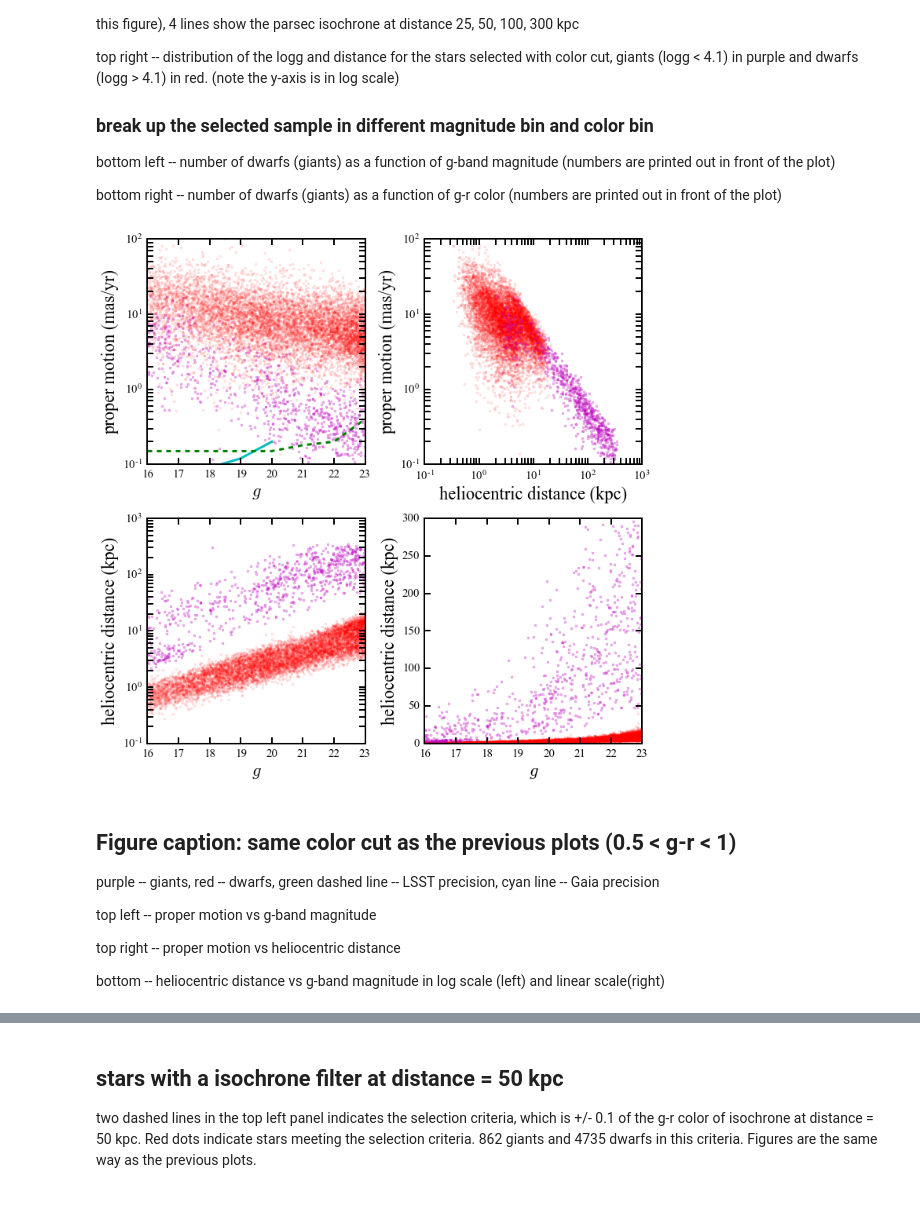
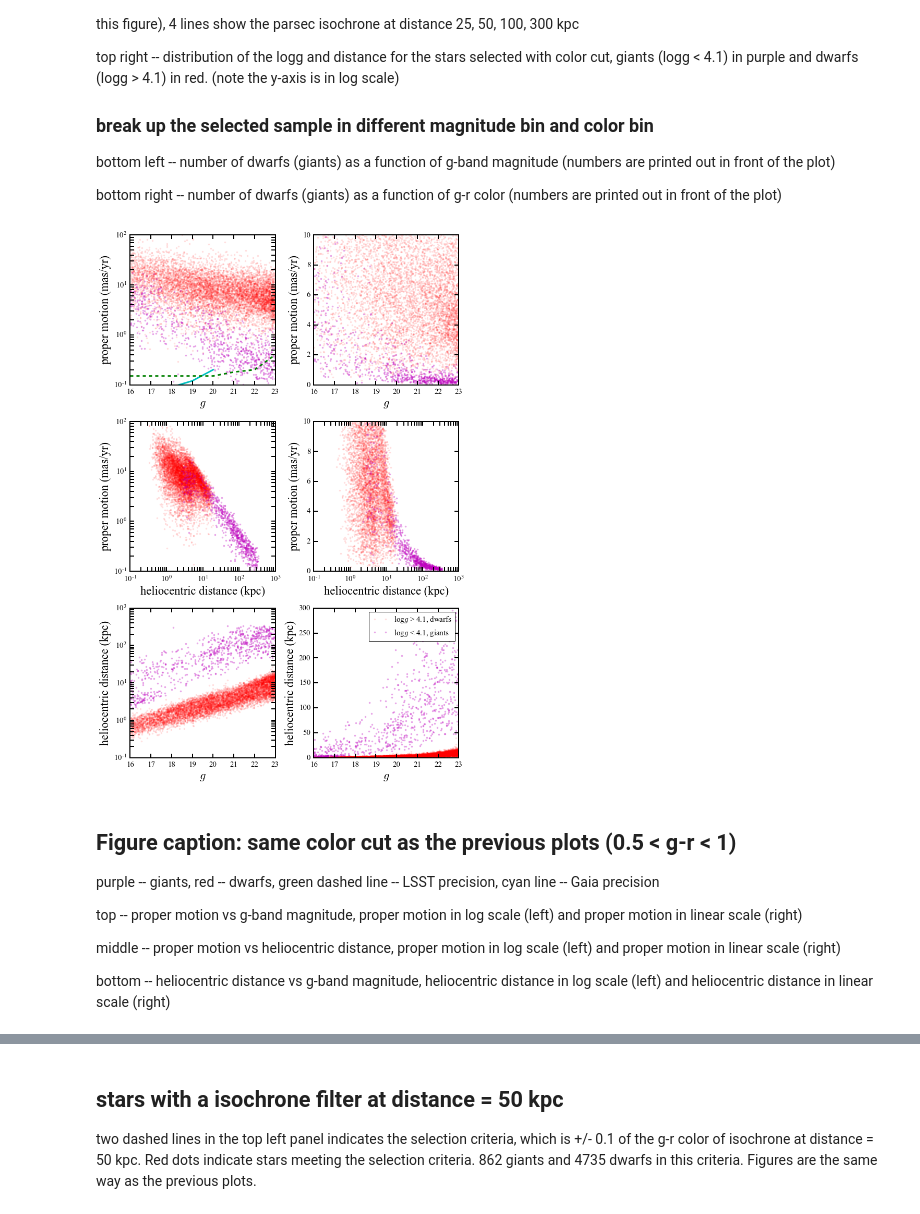
Before and after one commit to sazabi4/test, a Jupyter notebook: Foreground_star_estimation_galaxia.ipynb, the cells around one changed output, grey strips where cells are left out. Drawn from its saved outputs; the diff is of its cells as text; code cells hidden in the pictures.

Commit message:
updated the histogram on proper motions

```diff
--- a/Foreground_star_estimation_galaxia.ipynb
+++ b/Foreground_star_estimation_galaxia.ipynb
@@ -231,8 +237,8 @@ bottom left -- number of dwarfs (giants) as a function of g-band magnitude (numb
 
 bottom right -- number of dwarfs (giants) as a function of g-r color (numbers are printed out in front of the plot)
 # %%
-plt.figure(figsize=[10,10])
-plt.subplot(2,2,1)
+plt.figure(figsize=[10,15])
+plt.subplot(3,2,1)
 plt.plot(app_g[mask1],pm[mask1],'r.', alpha=0.1)
 plt.plot(app_g[mask2],pm[mask2],'m.', alpha=0.3)
 plt.gca().set_yscale("log")
@@ -244,43 +250,59 @@ mag1 = np.arange(16,20.1,1.)
 gaia = np.array([0.03,0.06,0.09, 0.12, 0.2])
 mag2 = np.arange(16,23.1,1.)
 lsst = np.array([0.15, 0.15, 0.15, 0.15, 0.15, 0.18, 0.20, 0.4])
 plt.plot(mag1,gaia,'-c',lw=3)
 plt.plot(mag2,lsst,'--g',lw=3)
 
+plt.subplot(3,2,2)
+plt.plot(app_g[mask1],pm[mask1],'r.', alpha=0.1)
+plt.plot(app_g[mask2],pm[mask2],'m.', alpha=0.3)
+#plt.gca().set_yscale("log")
+plt.ylim(0.,10)
+plt.ylabel('proper motion (mas/yr)')
+plt.xlabel('$g$')
 
-plt.subplot(2,2,2)
+plt.subplot(3,2,3)
 plt.plot(d[mask1],pm[mask1],'r.', alpha=0.1)
 plt.plot(d[mask2],pm[mask2],'m.', alpha=0.3)
 plt.gca().set_yscale("log")
 plt.gca().set_xscale("log")
 plt.ylabel('proper motion (mas/yr)')
 plt.xlabel('heliocentric distance (kpc)')
 plt.ylim(0.1,100)
 
-plt.subplot(2,2,3)
+plt.subplot(3,2,4)
+plt.plot(d[mask1],pm[mask1],'r.', alpha=0.1)
+plt.plot(d[mask2],pm[mask2],'m.', alpha=0.3)
+#plt.gca().set_yscale("log")
+plt.gca().set_xscale("log")
+plt.ylabel('proper motion (mas/yr)')
+plt.xlabel('heliocentric distance (kpc)')
+plt.ylim(0.,10)
+
+plt.subplot(3,2,5)
 plt.plot(app_g[mask1],d[mask1],'r.', alpha=0.1)
 plt.plot(app_g[mask2],d[mask2],'m.', alpha=0.3)
 plt.gca().set_yscale("log")
 plt.ylabel('heliocentric distance (kpc)')
 plt.xlabel('$g$')
 plt.ylim(0.1,1000)
 
-plt.subplot(2,2,4)
+plt.subplot(3,2,6)
 plt.plot(app_g[mask1],d[mask1],'r.', alpha=0.1, label='log$g$ > 4.1, dwarfs')
 plt.plot(app_g[mask2],d[mask2],'m.', alpha=0.3, label='log$g$ < 4.1, giants')
 plt.ylabel('heliocentric distance (kpc)')
 plt.xlabel('$g$')
 plt.ylim(0,300)
 plt.legend()
 plt.tight_layout()
 # %% [output]
-[figure, old version]
+[figure, new version]
 # %% [markdown]
 ## Figure caption: same color cut as the previous plots (0.5 < g-r < 1)
 purple -- giants, red -- dwarfs, green dashed line -- LSST precision, cyan line -- Gaia precision
 
-top left -- proper motion vs g-band magnitude
+top -- proper motion vs g-band magnitude, proper motion in log scale (left) and proper motion in linear scale (right)
 
-top right -- proper motion vs heliocentric distance
+middle -- proper motion vs heliocentric distance, proper motion in log scale (left) and proper motion in linear scale (right)
 
-bottom -- heliocentric distance vs g-band magnitude in log scale (left) and linear scale(right)
+bottom -- heliocentric distance vs g-band magnitude,  heliocentric distance in log scale (left) and heliocentric distance in linear scale (right)
```
Also changed, not shown: parts of 9 cells of this notebook.
